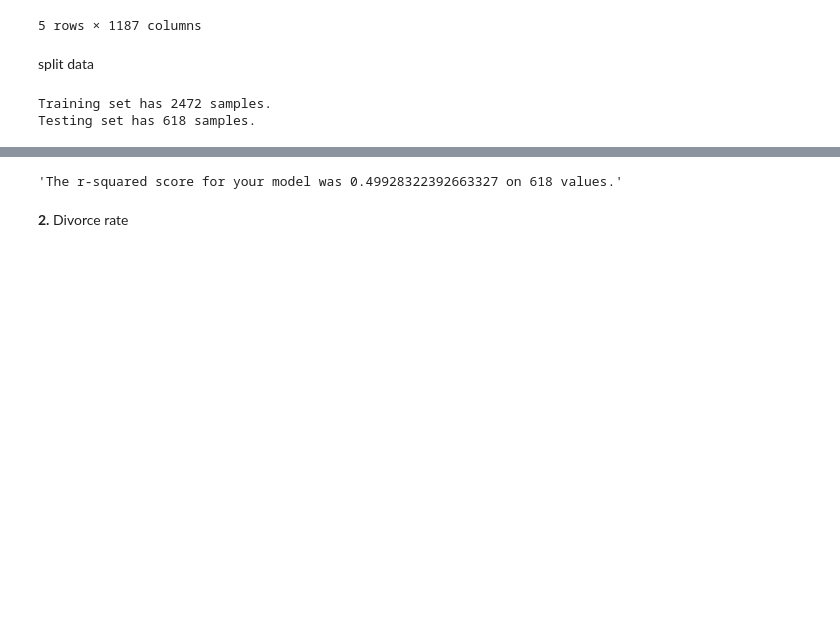
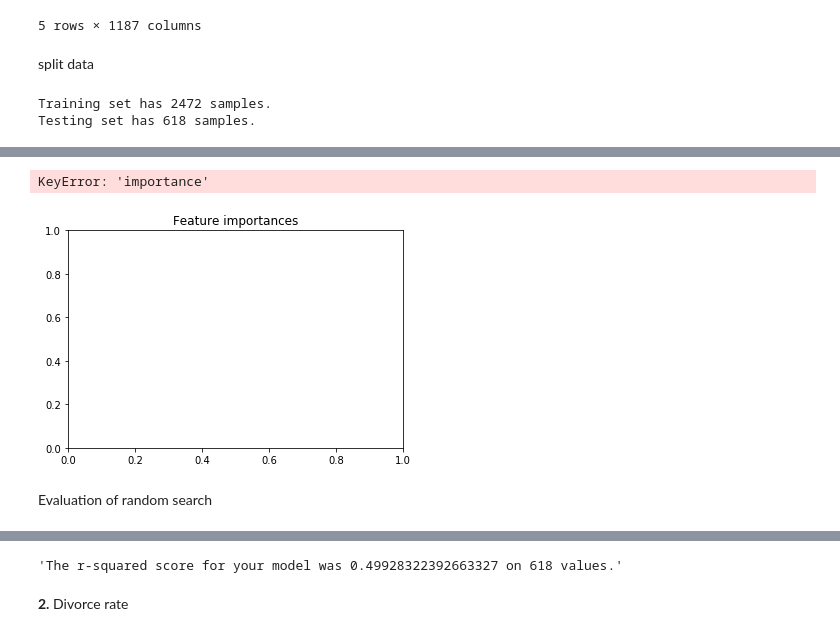
Before and after one commit to cyuancheng/BlogPost_Celebrity_Divorce, a Jupyter notebook: 05_ML.ipynb, the cells around one changed output, grey strips where cells are left out. Saved outputs shown, nothing was run; the diff lists cells and outputs as text; code cells hidden in the pictures; blank space fills up the shorter version.

```diff
--- a/05_ML.ipynb
+++ b/05_ML.ipynb
@@ -203,0 +307,19 @@ df_X['geohash_dr4e394'].sum()
+# %%
+plt.figure()
+indices = np.argsort(importance)
+plt.title("Feature importances")
+plt.barh(range(df_X.shape[1]), importance['importance'][indices],
+       color="r", xerr=importance["Std"][indices], align="center")
+# If you want to define your own labels,
+# change indices to a list of labels on the following line.
+plt.yticks(range(df_X.shape[1]), indices)
+plt.ylim([-1, X.shape[1]])
+plt.show()
+
+feat_importances = pd.Series(model.feature_importances_, index=X.columns)
+feat_importances.nlargest(20).plot(kind='barh')
+# %% [output]
+KeyError: 'importance'
+[figure, added]
+# %% [markdown]
+Evaluation of random search
```
Also changed, not shown: parts of 22 cells of this notebook, 1 other file.
